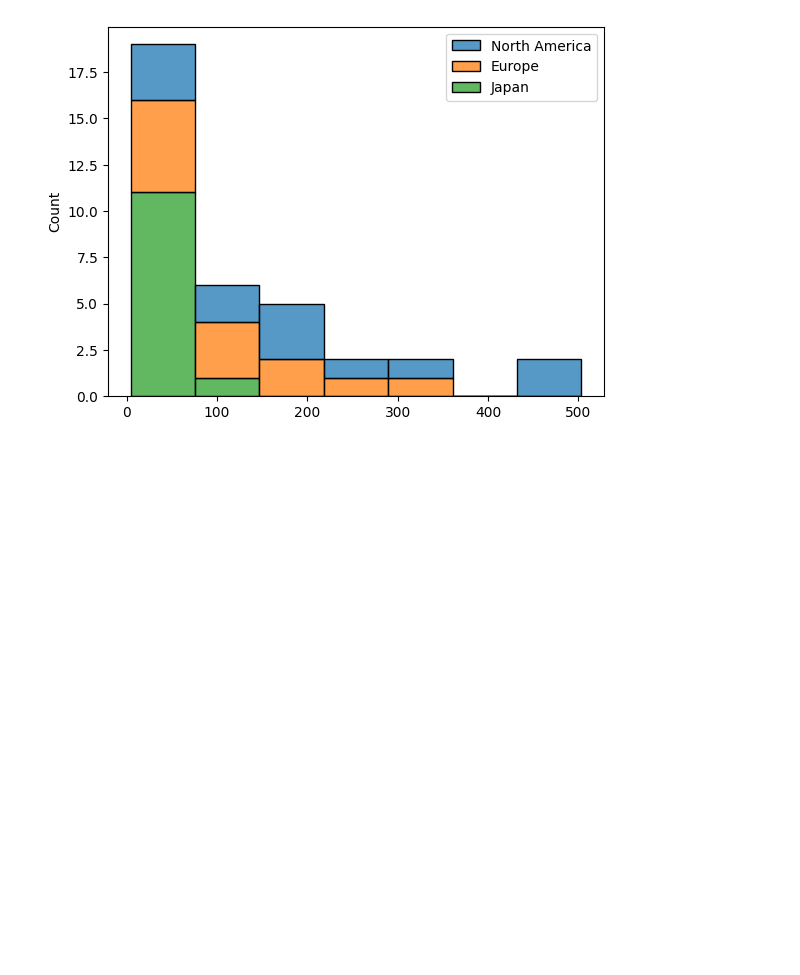
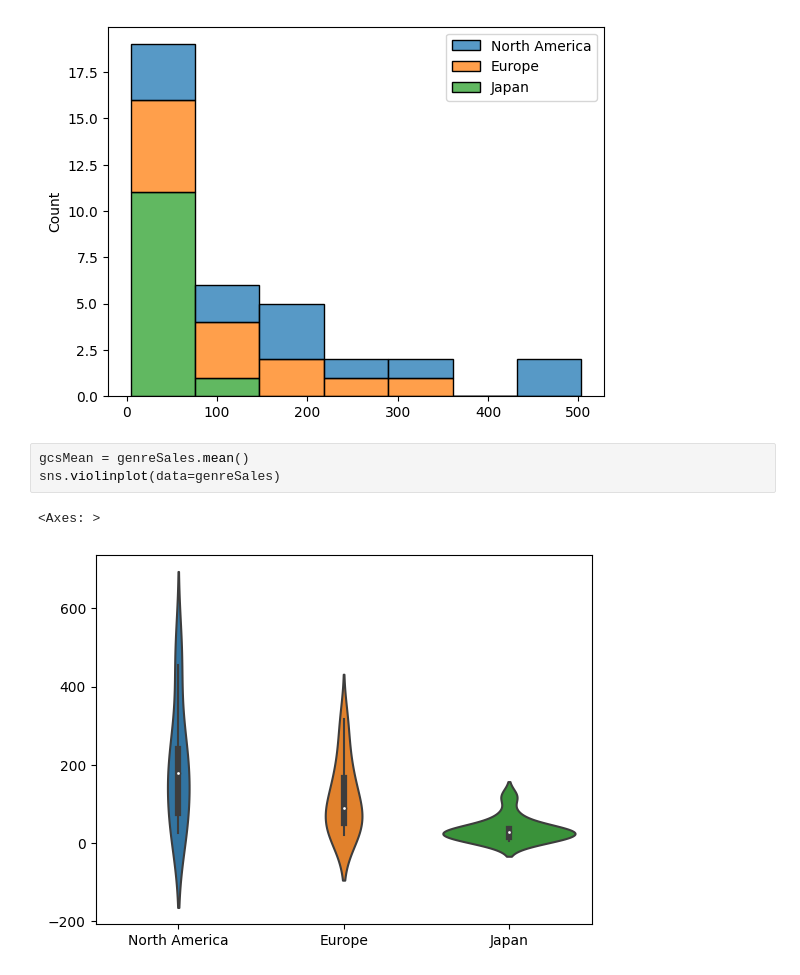
Before and after one commit to tangiambe/Data_Analytics_Project, a Jupyter notebook: genre_country_sales.ipynb, the cells around one changed output. Cells and saved outputs as stored; diff of their text form; blank space fills up the shorter version.

```diff
--- a/genre_country_sales.ipynb
+++ b/genre_country_sales.ipynb
@@ -101,3 +144,9 @@ sns.histplot(genreSales, multiple='stack')
 # %% [output]
 <Axes: ylabel='Count'>
 [figure]
+# %%
+gcsMean = genreSales.mean()
+sns.violinplot(data=genreSales)
+# %% [output]
+<Axes: >
+[figure, added]
```
Also changed, not shown: parts of 8 cells of this notebook.
